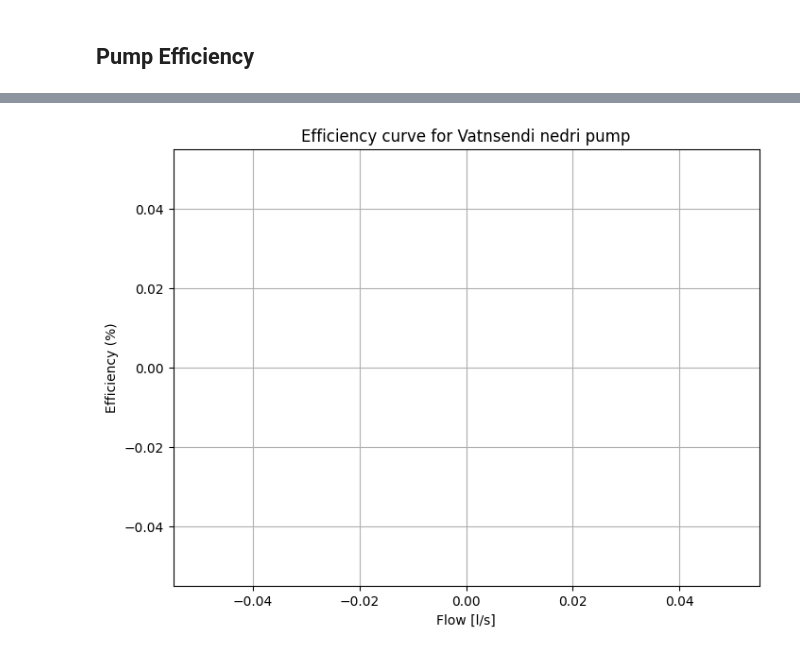
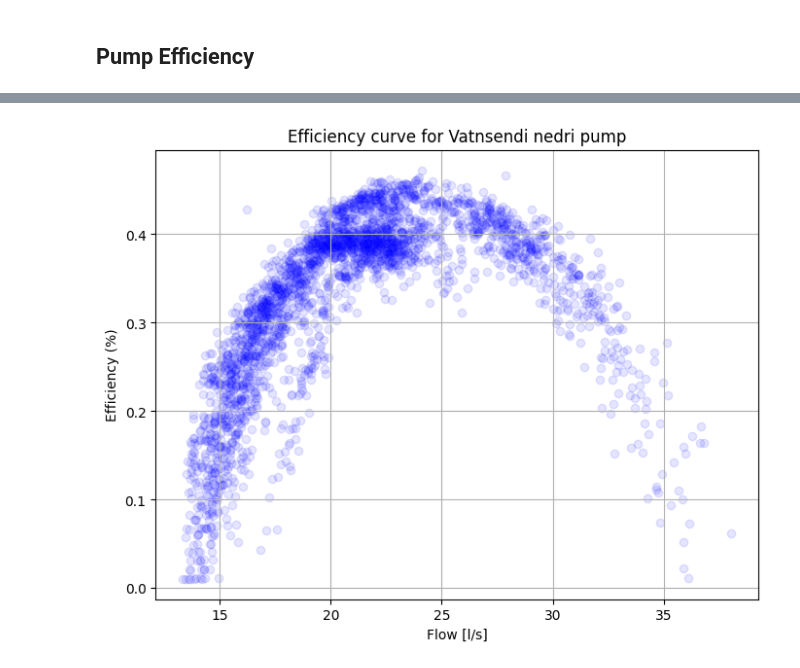
Before and after one commit to frodibrooks/OptimisedHeating, a Jupyter notebook: Data_processing/calc_eff_curves_vatnsendi_nedri.ipynb, the cells around one changed output, grey strips where cells are left out. Cells and saved outputs as stored; diff of their text form; code cells hidden in the pictures.

Commit message:
Vatnsendi nedri virkar!

```diff
--- a/Data_processing/calc_eff_curves_vatnsendi_nedri.ipynb
+++ b/Data_processing/calc_eff_curves_vatnsendi_nedri.ipynb
@@ -118,7 +144,10 @@ Vatnsendi_nedri_flow_2024 = Vatnsendi_nedri_flow.loc['2024']
 Vatnsendi_nedri_flow_2024 = Vatnsendi_nedri_flow_2024.copy()
 Vatnsendi_nedri_flow_2024.rename(columns={'value': 'Flæði [l/s]'}, inplace=True)
 Vatnsendi_nedri_flow_2024['Flæði [l/s]'] = Vatnsendi_nedri_flow_2024['Flæði [l/s]']
-Vatnsendi_nedri_flow_2024.head()
+# Vatnsendi_nedri_flow_2024.head()
+
+Vatnsendi_nedri_flow_filtered = Vatnsendi_nedri_flow_2024.loc['2024-04':'2024-07']
+Vatnsendi_nedri_flow_filtered.head()
 # %% [output]
 |  | Flæði [l/s] |
 | start_time |  |
@@ -151,7 +180,10 @@ Vatnsendi_nedri_dæla_2024 = Vatnsendi_nedri_dæla.loc['2024']
 Vatnsendi_nedri_dæla_2024 = Vatnsendi_nedri_dæla_2024.copy()
 Vatnsendi_nedri_dæla_2024.drop(columns=['mpoint_id'],inplace=True)
 Vatnsendi_nedri_dæla_2024.rename(columns={'value': 'kW'}, inplace=True)
-Vatnsendi_nedri_dæla_2024.head()
+# Vatnsendi_nedri_dæla_2024.head()
+
+Vatnsendi_nedri_dæla_filtered = Vatnsendi_nedri_dæla_2024.loc['2024-04':'2024-07']
+Vatnsendi_nedri_dæla_filtered.head()
 # %% [output]
 |  | kW |
 | start_time |  |
@@ -163,7 +195,7 @@ Vatnsendi_nedri_dæla_2024.head()
 # %% [markdown]
 ## Theoretical power
 # %%
-df_calc_eff = pd.concat([Vatnsendi_nedri_pressure_2024,Vatnsendi_nedri_input_pressure_2024,Vatnsendi_pressure_difference,Vatnsendi_nedri_flow_2024,Vatnsendi_nedri_dæla_2024],axis=1,join='outer')
+df_calc_eff = pd.concat([Vatnsendi_nedri_pressure_filtered,Vatnsendi_nedri_input_pressure_filtered,Vatnsendi_pressure_difference,Vatnsendi_nedri_flow_filtered,Vatnsendi_nedri_dæla_filtered],axis=1,join='outer')
 df_calc_eff['Theoretical power'] = df_calc_eff['Flæði [l/s]']*(df_calc_eff['difference in mH20'])*9.81/1000
 df_calc_eff.head()
 # %% [output]
@@ -177,7 +209,7 @@ df_calc_eff.head()
 # %% [markdown]
 ## Pump Efficiency
 # %%
-df_calc_eff['Efficiency'] = df_calc_eff['kW']/df_calc_eff['Theoretical power']
+df_calc_eff['Efficiency'] = df_calc_eff['Theoretical power']/df_calc_eff['kW']
 df_calc_eff.head()
 # %% [output]
 |  | mH20 | Input mH20 | difference in mH20 | Flæði [l/s] | kW | Theoretical power | Efficiency |
@@ -190,24 +222,22 @@ df_calc_eff.head()
 # %%
 
-
 # Drop rows where 'Efficiency' or 'Flæði(l/s)' is NaN or zero
-df_clean = df_calc_eff.dropna(subset=['Flæði [l/s]', 'Efficiency'])
+df_clean = df_calc_eff.dropna(subset=['Efficiency'])
 df_clean = df_clean[df_clean['Efficiency'] > 0]  # Remove rows where Efficiency is 0
-df_clean = df_clean[df_clean['Efficiency'] < 1]  # Remove rows where Efficiency is 0
-df_clean_month = df_clean.loc['2024-04']
+df_clean = df_clean[df_clean['Efficiency'] < 1.2]  # Remove rows where Efficiency is 0
 
 
 # Plot Efficiency vs Flow
 plt.figure(figsize=(8, 6))
 plt.scatter(df_clean['Flæði [l/s]'], df_clean['Efficiency'], marker='o', color='b',alpha = 0.1)
 
 # Adding titles and labels
 plt.title('Efficiency curve for Vatnsendi nedri pump')
 plt.xlabel('Flow [l/s]')
 plt.ylabel('Efficiency (%)')
 plt.grid(True)
 
 # Display the plot
 plt.show()
 # %% [output]
-[figure, old version]
+[figure, new version]
```
Also changed, not shown: parts of 10 cells of this notebook.
